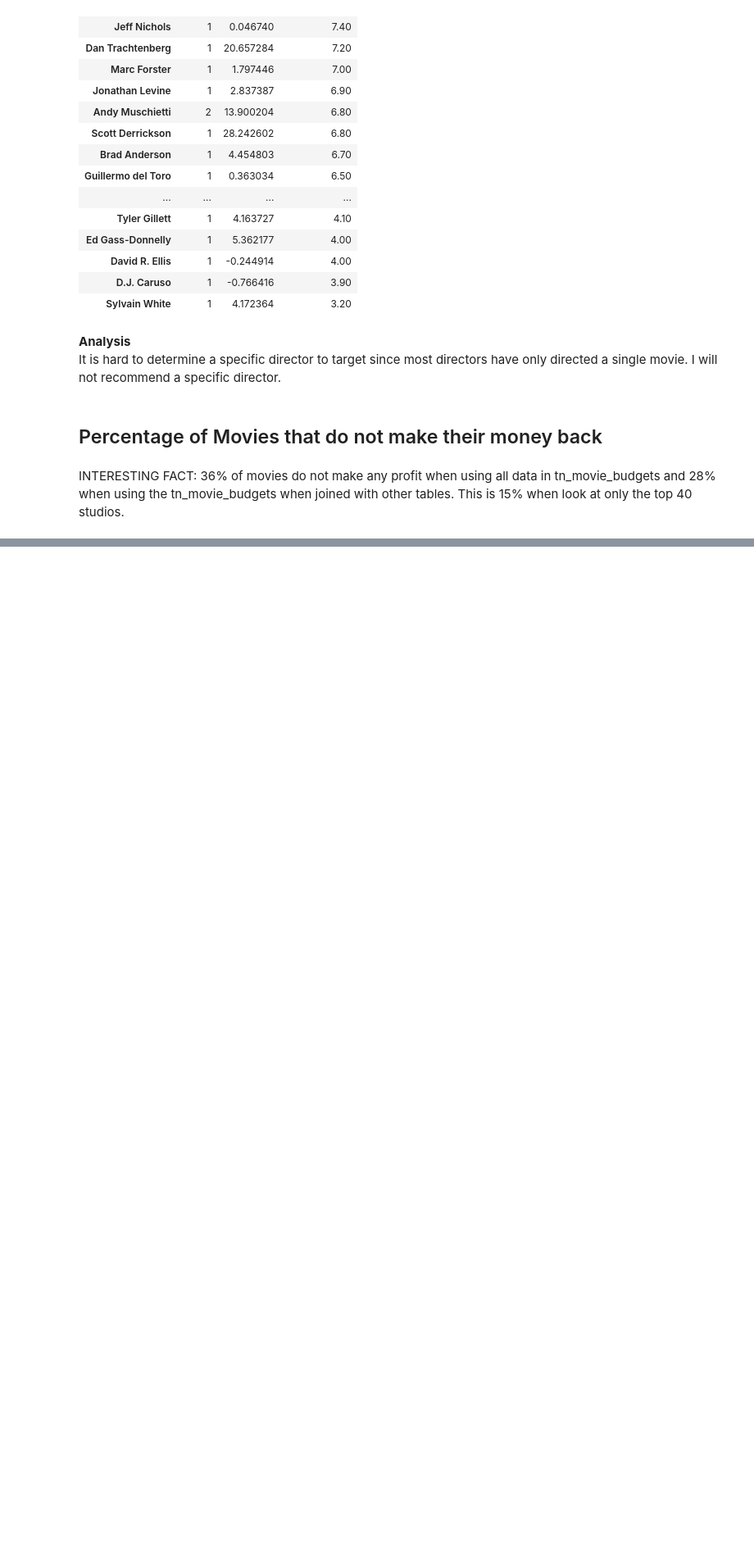
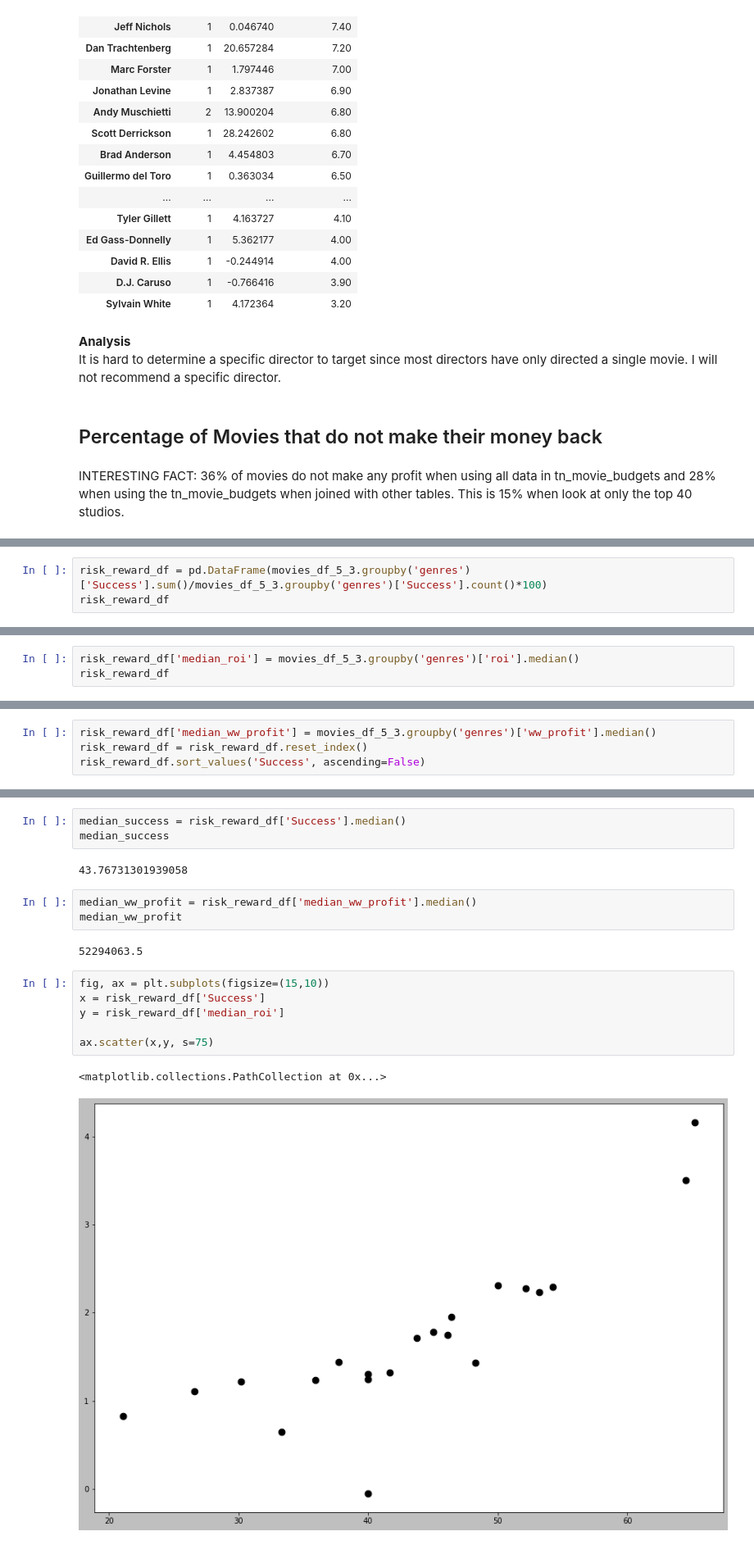
Before and after one commit to bentson1187/dsc-phase-1-project, a Jupyter notebook: Bentson, Brian Phase 1 Project.ipynb, the cells around one changed output, grey strips where cells are left out. Shown at 82% size. Cells and saved outputs as stored; diff of their text form; blank space fills up the shorter version.

Commit message:
Added risk matrix analysis

```diff
--- a/Bentson, Brian Phase 1 Project.ipynb
+++ b/Bentson, Brian Phase 1 Project.ipynb
@@ -2224,0 +2254,3 @@ INTERESTING FACT: 36% of movies do not make any profit when using all data in tn
+# %%
+risk_reward_df = pd.DataFrame(movies_df_5_3.groupby('genres')['Success'].sum()/movies_df_5_3.groupby('genres')['Success'].count()*100)
+risk_reward_df
@@ -2224,0 +2276,3 @@ INTERESTING FACT: 36% of movies do not make any profit when using all data in tn
+# %%
+risk_reward_df['median_roi'] = movies_df_5_3.groupby('genres')['roi'].median()
+risk_reward_df
@@ -2224,0 +2298,4 @@ INTERESTING FACT: 36% of movies do not make any profit when using all data in tn
+# %%
+risk_reward_df['median_ww_profit'] = movies_df_5_3.groupby('genres')['ww_profit'].median()
+risk_reward_df = risk_reward_df.reset_index()
+risk_reward_df.sort_values('Success', ascending=False)
@@ -2224,0 +2325,19 @@ INTERESTING FACT: 36% of movies do not make any profit when using all data in tn
+# %%
+median_success = risk_reward_df['Success'].median()
+median_success
+# %% [output]
+43.76731301939058
+# %%
+median_ww_profit = risk_reward_df['median_ww_profit'].median()
+median_ww_profit
+# %% [output]
+52294063.5
+# %%
+fig, ax = plt.subplots(figsize=(15,10))
+x = risk_reward_df['Success']
+y = risk_reward_df['median_roi']
+
+ax.scatter(x,y, s=75)
+# %% [output]
+<matplotlib.collections.PathCollection at 0x...>
+[figure, added]
```
Also changed, not shown: parts of 16 cells of this notebook, 1 other file.
